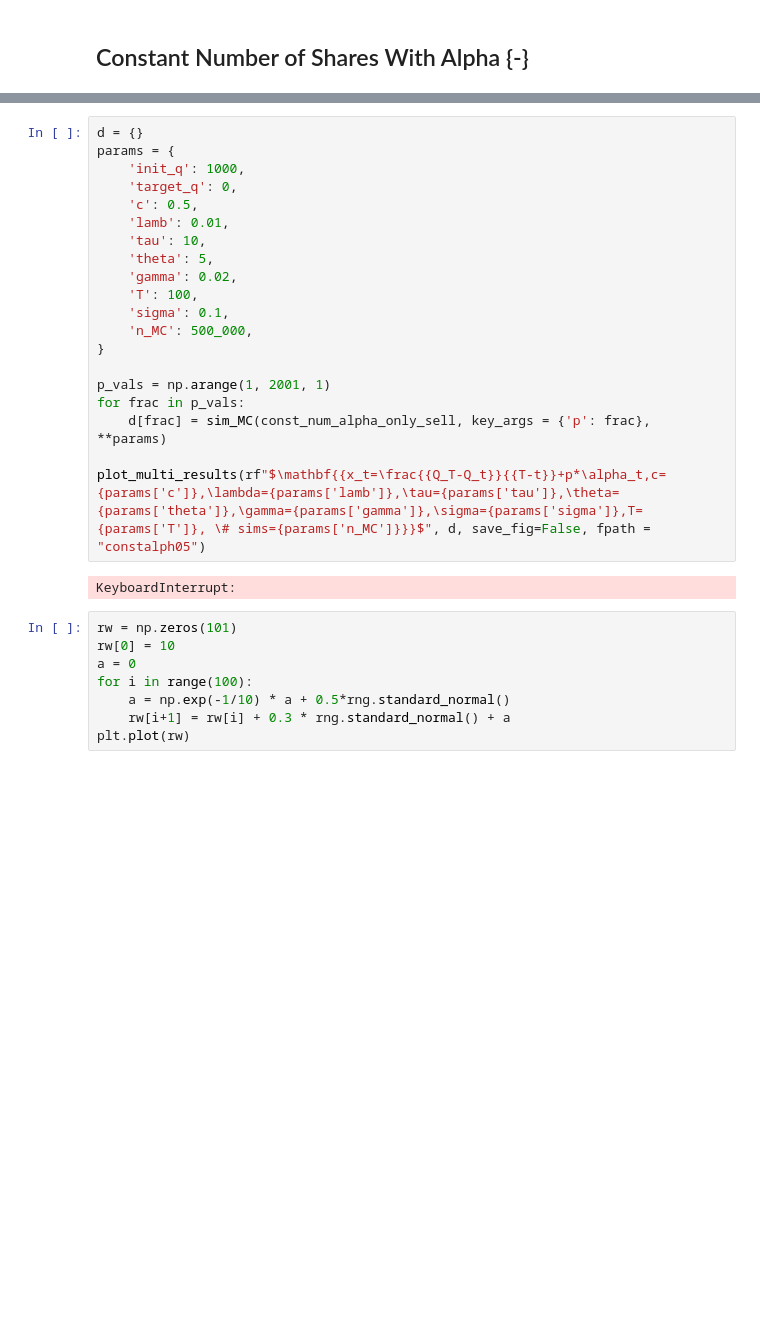
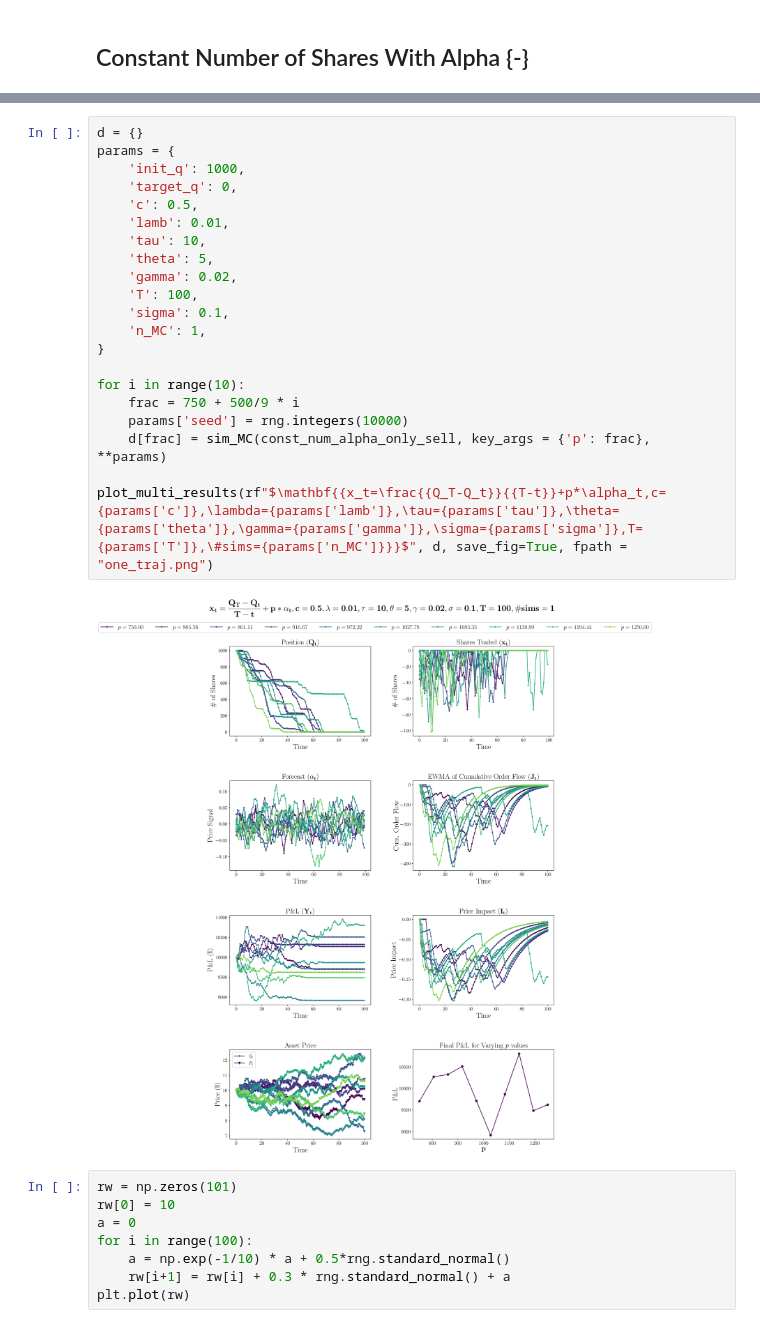
Before and after one commit to edmund735/seniorthesis, a Jupyter notebook: models.ipynb, the cells around one changed output, grey strips where cells are left out. Cells and saved outputs as stored; diff of their text form; blank space fills up the shorter version.

```diff
--- a/models.ipynb
+++ b/models.ipynb
@@ -356,25 +143,26 @@ plot_multi_results(rf"$\mathbf{{x_t=\frac{{Q_T-Q_t}}{{T-t}}+p*\alpha_t,c={params
 # %%
 d = {}
 params = {
     'init_q': 1000,
     'target_q': 0,
     'c': 0.5,
     'lamb': 0.01,
     'tau': 10,
     'theta': 5,
     'gamma': 0.02,
     'T': 100,
     'sigma': 0.1,
-    'n_MC': 500_000,
+    'n_MC': 1,
 }
 
-p_vals = np.arange(1, 2001, 1)
-for frac in p_vals:
+for i in range(10):
+    frac = 750 + 500/9 * i
+    params['seed'] = rng.integers(10000)
     d[frac] = sim_MC(const_num_alpha_only_sell, key_args = {'p': frac}, **params)
 
-plot_multi_results(rf"$\mathbf{{x_t=\frac{{Q_T-Q_t}}{{T-t}}+p*\alpha_t,c={params['c']},\lambda={params['lamb']},\tau={params['tau']},\theta={params['theta']},\gamma={params['gamma']},\sigma={params['sigma']},T={params['T']}, \# sims={params['n_MC']}}}$", d, save_fig=False, fpath = "constalph05")
+plot_multi_results(rf"$\mathbf{{x_t=\frac{{Q_T-Q_t}}{{T-t}}+p*\alpha_t,c={params['c']},\lambda={params['lamb']},\tau={params['tau']},\theta={params['theta']},\gamma={params['gamma']},\sigma={params['sigma']},T={params['T']},\#sims={params['n_MC']}}}$", d, save_fig=True, fpath = "one_traj.png")
 # %% [output]
-KeyboardInterrupt:
+[figure, added]
 # %%
 rw = np.zeros(101)
 rw[0] = 10
```
Also changed, not shown: parts of 8 cells of this notebook, 1 other file.
